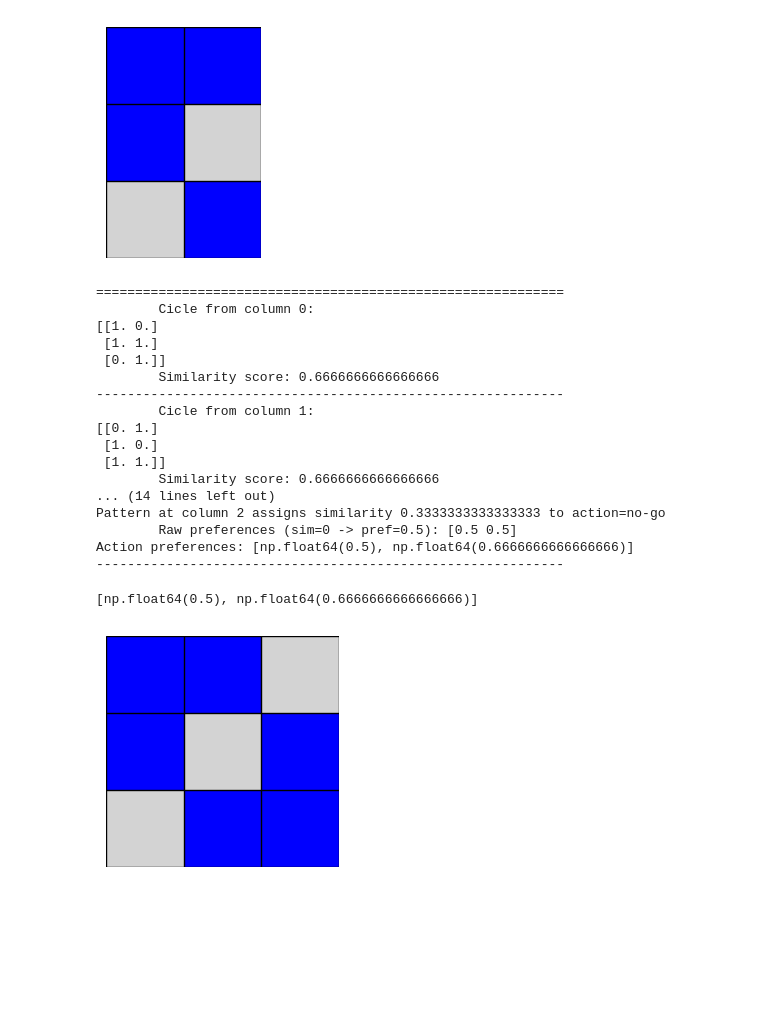
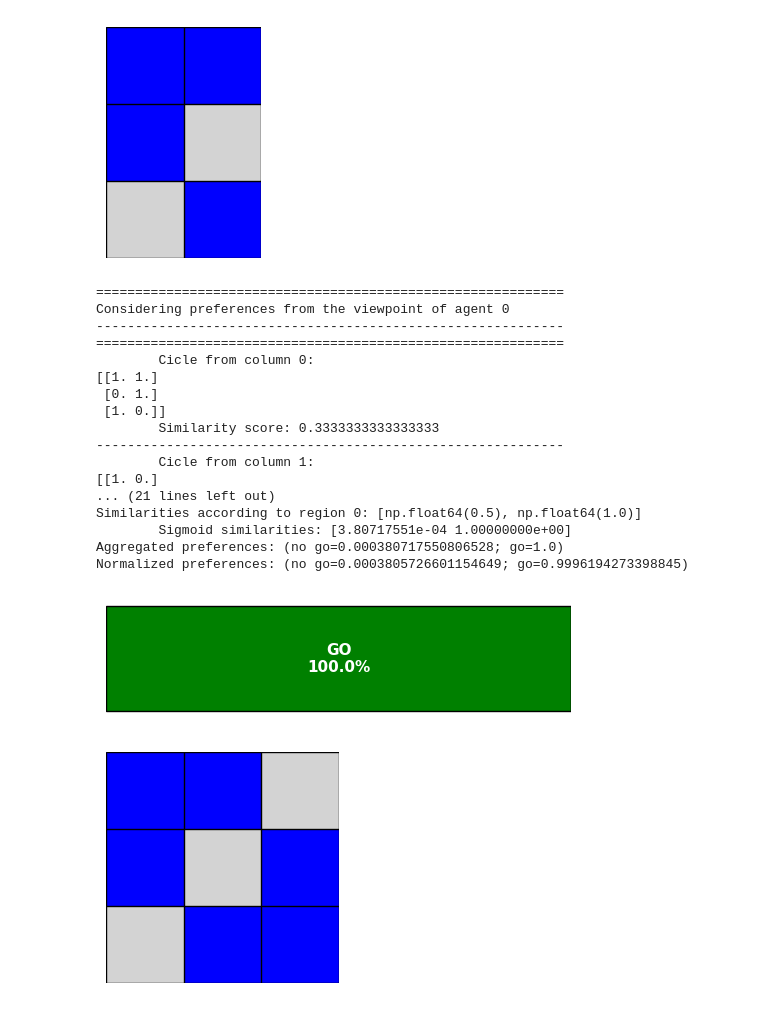
Before and after one commit to EAndrade-Lotero/Cognitive_Models_El_Farol_Bar_Problem, a Jupyter notebook: Notebooks/test_FRA.ipynb, the cells around one changed output. Cells and saved outputs as stored; diff of their text form; code cells hidden in the pictures; blank space fills up the shorter version.

```diff
--- a/Notebooks/test_FRA.ipynb
+++ b/Notebooks/test_FRA.ipynb
@@ -77,27 +77,27 @@ FocalRegion.draw_region(sfr.history)
 # %% [output]
 <Axes: >
 [figure]
-# %%
-sfr.focal_regions[0].get_action_preferences(sfr.history, agent_idx)
-# %% [output]
-============================================================
-        Cicle from column 0:
-[[1. 0.]
- [1. 1.]
- [0. 1.]]
-        Similarity score: 0.6666666666666666
-------------------------------------------------------------
-        Cicle from column 1:
-[[0. 1.]
- [1. 0.]
- [1. 1.]]
-        Similarity score: 0.6666666666666666
-... (14 lines left out)
-Pattern at column 2 assigns similarity 0.3333333333333333 to action=no-go
-        Raw preferences (sim=0 -> pref=0.5): [0.5 0.5]
-Action preferences: [np.float64(0.5), np.float64(0.6666666666666666)]
-------------------------------------------------------------
-[np.float64(0.5), np.float64(0.6666666666666666)]
+# %%
+fig, ax = agent.plot_action_probabilities()
+# %% [output]
+============================================================
+Considering preferences from the viewpoint of agent 0
+------------------------------------------------------------
+============================================================
+        Cicle from column 0:
+[[1. 1.]
+ [0. 1.]
+ [1. 0.]]
+        Similarity score: 0.3333333333333333
+------------------------------------------------------------
+        Cicle from column 1:
+[[1. 0.]
+... (21 lines left out)
+Similarities according to region 0: [np.float64(0.5), np.float64(1.0)]
+        Sigmoid similarities: [3.80717551e-04 1.00000000e+00]
+Aggregated preferences: (no go=0.000380717550806528; go=1.0)
+Normalized preferences: (no go=0.0003805726601154649; go=0.9996194273398845)
+[figure, added]
 # %%
 list_fras = []
 region = np.array([[1, 1, 0], [1, 0, 1], [0, 1, 1]])
```
Also changed, not shown: parts of 6 cells of this notebook, 4 other files.
